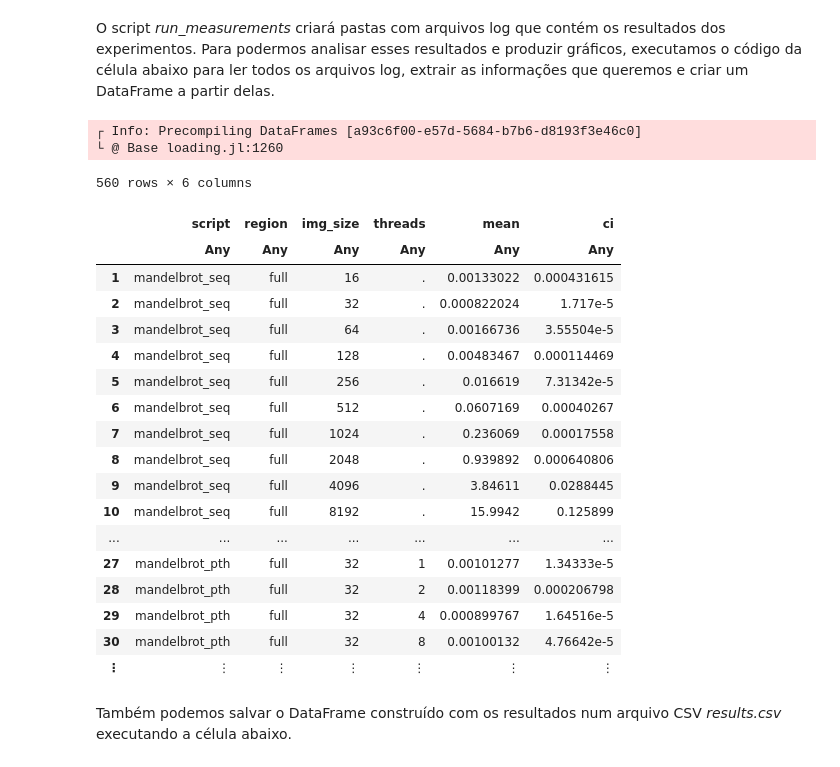
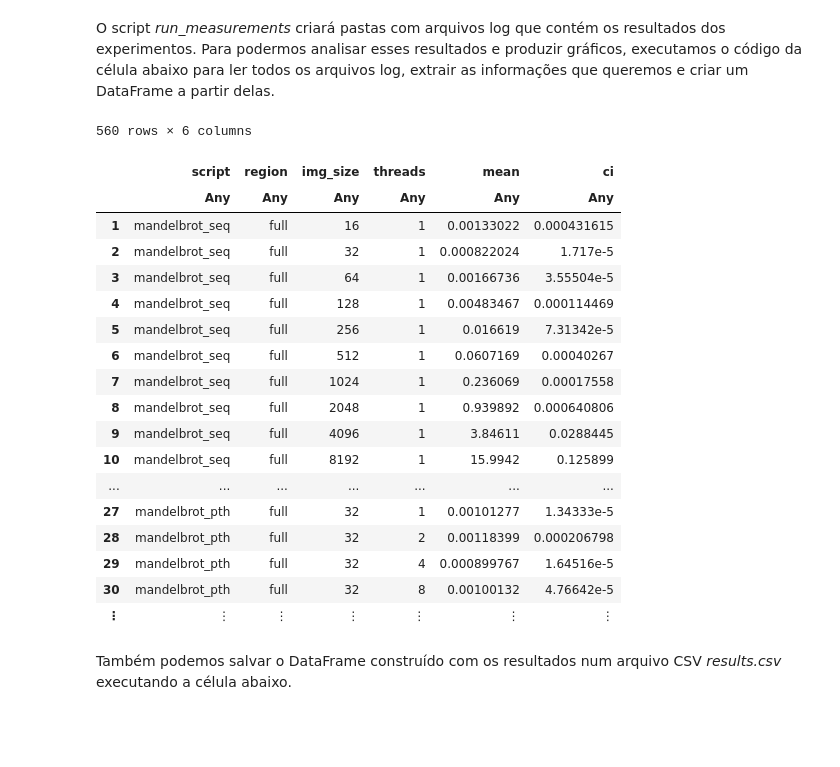
Before and after one commit to yurickyh/MAC0219, a Jupyter notebook: EP1/src/EP1.ipynb, the cells around one changed output. Saved outputs shown, nothing was run; the diff lists cells and outputs as text; code cells hidden in the pictures; blank space fills up the shorter version.

```diff
--- a/EP1/src/EP1.ipynb
+++ b/EP1/src/EP1.ipynb
@@ -146,7 +133,7 @@ for region in regions
                         ci = confidence_interval(dev)
                         push!(ciColumn, ci)
                     end
-                    push!(threadsColumn, ".")
+                    push!(threadsColumn, 1)
                 end
             end
         end
@@ -172,46 +159,44 @@ for region in regions
                         push!(meanColumn, mean)
                     else
                         mean = replace(result[8], "," => ".")
                         mean = parse.(Float64, mean)
                         push!(meanColumn, mean)
                     end
                     if result[56] == ")"
                         dev = replace(chop(result[55]), "," => ".")
                         dev = parse.(Float64, dev)
                         dev = dev / 100 * mean
                         ci = confidence_interval(dev)
                         push!(ciColumn, ci)
                     else
                         dev = replace(chop(result[56]), "," => ".")
                         dev = parse.(Float64, dev)
                         dev = dev / 100 * mean
                         ci = confidence_interval(dev)
                         push!(ciColumn, ci)
                     end
                 end
             end
         end
     end
 end
 
 columns = [scriptColumn, regionColumn, imgColumn, threadsColumn, meanColumn, ciColumn];
 df = DataFrame(columns, [:script, :region, :img_size, :threads, :mean, :ci])
 # %% [output]
-┌ Info: Precompiling DataFrames [a93c6f00-e57d-5684-b7b6-d8193f3e46c0]
-└ @ Base loading.jl:1260
+560 rows × 6 columns
-560 rows × 6 columns
 |  | script | region | img_size | threads | mean | ci |
 |  | Any | Any | Any | Any | Any | Any |
-| 1 | mandelbrot_seq | full | 16 | . | 0.00133022 | 0.000431615 |
-| 2 | mandelbrot_seq | full | 32 | . | 0.000822024 | 1.717e-5 |
-| 3 | mandelbrot_seq | full | 64 | . | 0.00166736 | 3.55504e-5 |
-| 4 | mandelbrot_seq | full | 128 | . | 0.00483467 | 0.000114469 |
-| 5 | mandelbrot_seq | full | 256 | . | 0.016619 | 7.31342e-5 |
-| 6 | mandelbrot_seq | full | 512 | . | 0.0607169 | 0.00040267 |
-| 7 | mandelbrot_seq | full | 1024 | . | 0.236069 | 0.00017558 |
-| 8 | mandelbrot_seq | full | 2048 | . | 0.939892 | 0.000640806 |
-| 9 | mandelbrot_seq | full | 4096 | . | 3.84611 | 0.0288445 |
-| 10 | mandelbrot_seq | full | 8192 | . | 15.9942 | 0.125899 |
+| 1 | mandelbrot_seq | full | 16 | 1 | 0.00133022 | 0.000431615 |
+| 2 | mandelbrot_seq | full | 32 | 1 | 0.000822024 | 1.717e-5 |
+| 3 | mandelbrot_seq | full | 64 | 1 | 0.00166736 | 3.55504e-5 |
+| 4 | mandelbrot_seq | full | 128 | 1 | 0.00483467 | 0.000114469 |
+| 5 | mandelbrot_seq | full | 256 | 1 | 0.016619 | 7.31342e-5 |
+| 6 | mandelbrot_seq | full | 512 | 1 | 0.0607169 | 0.00040267 |
+| 7 | mandelbrot_seq | full | 1024 | 1 | 0.236069 | 0.00017558 |
+| 8 | mandelbrot_seq | full | 2048 | 1 | 0.939892 | 0.000640806 |
+| 9 | mandelbrot_seq | full | 4096 | 1 | 3.84611 | 0.0288445 |
+| 10 | mandelbrot_seq | full | 8192 | 1 | 15.9942 | 0.125899 |
 | ... | ... | ... | ... | ... | ... | ... |
 | 27 | mandelbrot_pth | full | 32 | 1 | 0.00101277 | 1.34333e-5 |
 | 28 | mandelbrot_pth | full | 32 | 2 | 0.00118399 | 0.000206798 |
```
Also changed, not shown: parts of 14 cells of this notebook.
